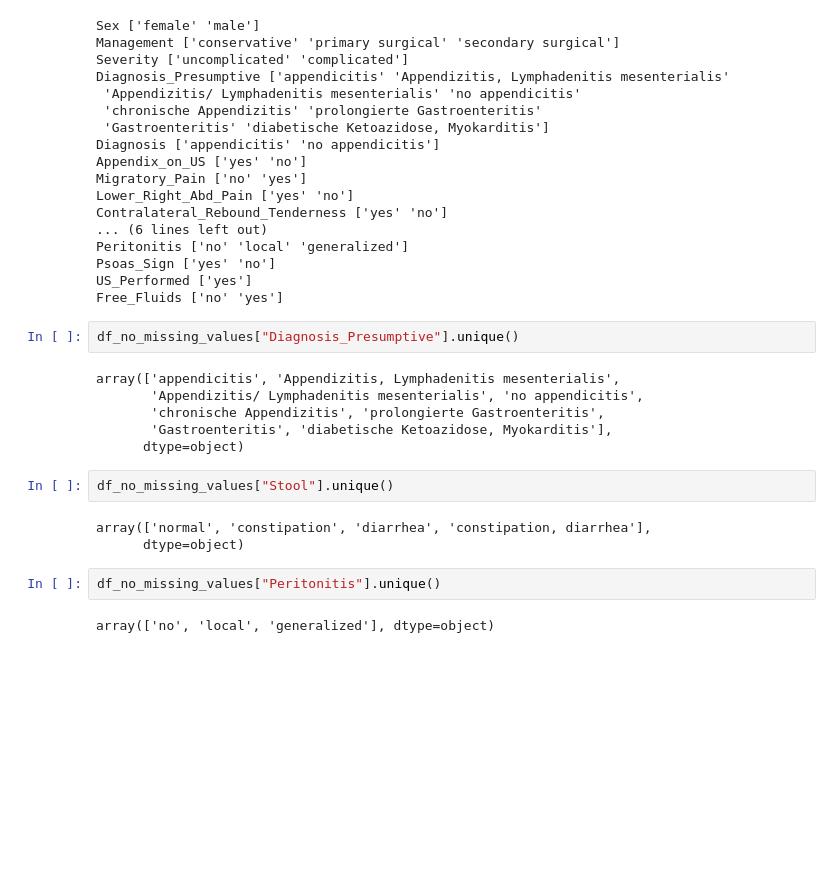
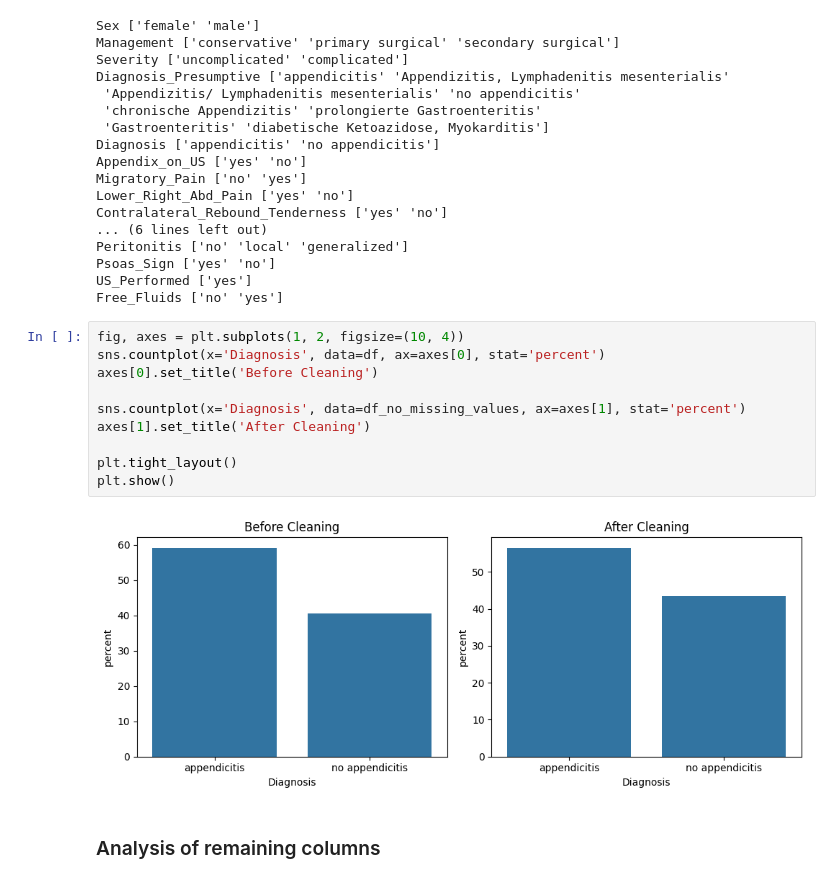
Before and after one commit to jariel17/ml_models, a Jupyter notebook: notebooks/eda.ipynb, the cells around one changed output. Cells and saved outputs as stored; diff of their text form; blank space fills up the shorter version.

```diff
--- a/notebooks/eda.ipynb
+++ b/notebooks/eda.ipynb
@@ -377,20 +380,17 @@ Peritonitis ['no' 'local' 'generalized']
 Psoas_Sign ['yes' 'no']
 US_Performed ['yes']
 Free_Fluids ['no' 'yes']
-# %%
-df_no_missing_values["Diagnosis_Presumptive"].unique()
-# %% [output]
-array(['appendicitis', 'Appendizitis, Lymphadenitis mesenterialis',
-       'Appendizitis/ Lymphadenitis mesenterialis', 'no appendicitis',
-       'chronische Appendizitis', 'prolongierte Gastroenteritis',
-       'Gastroenteritis', 'diabetische Ketoazidose, Myokarditis'],
-      dtype=object)
-# %%
-df_no_missing_values["Stool"].unique()
-# %% [output]
-array(['normal', 'constipation', 'diarrhea', 'constipation, diarrhea'],
-      dtype=object)
-# %%
-df_no_missing_values["Peritonitis"].unique()
-# %% [output]
-array(['no', 'local', 'generalized'], dtype=object)
+# %%
+fig, axes = plt.subplots(1, 2, figsize=(10, 4))
+sns.countplot(x='Diagnosis', data=df, ax=axes[0], stat='percent')
+axes[0].set_title('Before Cleaning')
+
+sns.countplot(x='Diagnosis', data=df_no_missing_values, ax=axes[1], stat='percent')
+axes[1].set_title('After Cleaning')
+
+plt.tight_layout()
+plt.show()
+# %% [output]
+[figure, added]
+# %% [markdown]
+### Analysis of remaining columns
```
Also changed, not shown: parts of 21 cells of this notebook, 1 other file.
